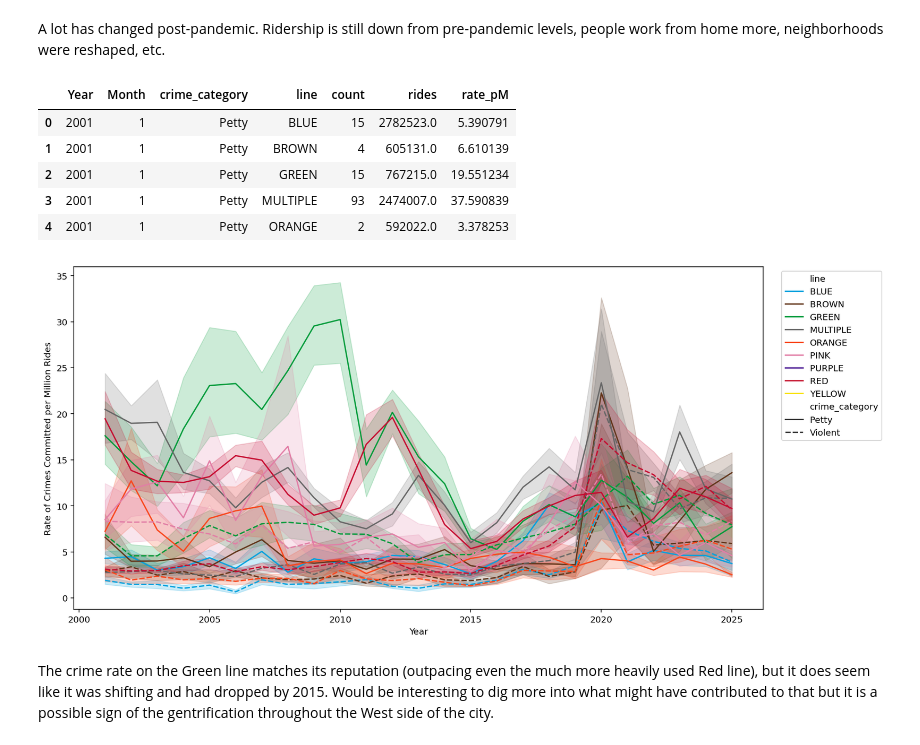
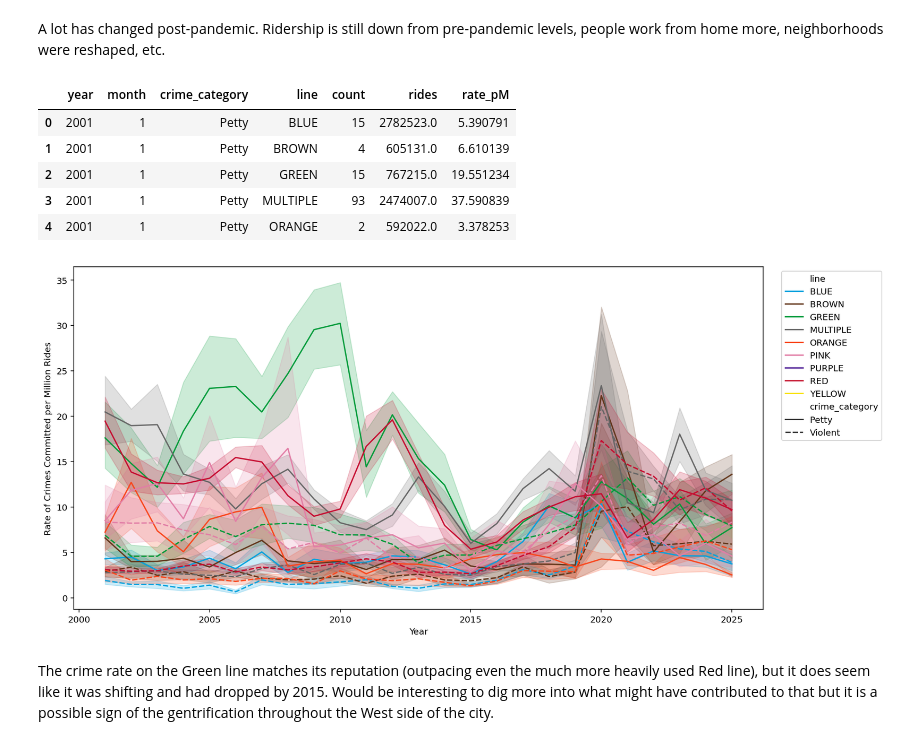
Before and after one commit to ashafer/projects, a Jupyter notebook: chicago/code/Chicago_cta_crime_notebook.ipynb, the cells around one changed output. Cells and saved outputs as stored; diff of their text form; code cells hidden in the pictures.

```diff
--- a/chicago/code/Chicago_cta_crime_notebook.ipynb
+++ b/chicago/code/Chicago_cta_crime_notebook.ipynb
@@ -124,10 +123,10 @@ Somewhat surprising that closer to half of the Petty crimes lead to an arrest wh
 Let's see if time of day has any impact by looking at the commuting/rush hours. The CTA considers the peak commuting windows to be 7–9 AM and 4–6 PM
 # %%
 # Month as integer 1..12 pulled from Date
-gdf_cta["Month"] = gdf_cta["Date"].dt.month.astype("Int64")
+gdf_cta["month"] = gdf_cta["date"].dt.month.astype("Int64")
 
 #Classify commuting rush periods and non-commuting times
-h = gdf_cta["Date"].dt.hour
+h = gdf_cta["date"].dt.hour
 commute_mask = ((h >= 7) & (h < 9)) | ((h >= 16) & (h < 18))
 gdf_cta["commuting"] = commute_mask.astype("int8")   # 1=in commute window, 0 otherwise
 gdf_cta["commuting"].value_counts()
@@ -171,10 +169,10 @@ commuting
 # %% [markdown]
 It almost looks like the proportion of Petty to Violent crimes is the same in both windows but let's test the hypothesis that the frequency and category of crimes is lower in the commuting window. We are looking at count data, so we will use a Poisson distribution.
 # %%
-df_commute_test = (gdf_cta.groupby(["Year", "Month","commuting","crime_category"], as_index=False)
+df_commute_test = (gdf_cta.groupby(["year", "month","commuting","crime_category"], as_index=False)
       .agg(count=('crime_category', 'size')))
 
-f = "count ~ Month + C(commuting) * C(crime_category)"
+f = "count ~ month + C(commuting) * C(crime_category)"
 
 # Fit Poisson GLM with log link and offset
 model = smf.glm(formula=f, data=df_commute_test,
@@ -507,20 +505,20 @@ STATIONS = "data/CTA_RAIL_STATIONS.zip"   # List of 'L' Stops (booleans per line
 
 #Station ridership (sum TOTAL_RIDES)
 rides_raw = pd.read_csv(RIDES)
-rides = (rides_raw.rename(columns={"RIDERSHIP_ID":"station_id","YEAR":"Year","MONTH":"Month","TOTAL_RIDES":"TOTAL_RIDES"})
+rides = (rides_raw.rename(columns={"RIDERSHIP_ID":"station_id","YEAR":"year","MONTH":"month","TOTAL_RIDES":"TOTAL_RIDES"})
         .assign(station_id=lambda d: pd.to_numeric(d["station_id"], errors="coerce").astype("Int64"),
-            Year=lambda d: pd.to_numeric(d["Year"], errors="coerce").astype("Int64"),
-            Month=lambda d: pd.to_numeric(d["Month"], errors="coerce").astype("Int64"),
+            Year=lambda d: pd.to_numeric(d["year"], errors="coerce").astype("Int64"),
+            Month=lambda d: pd.to_numeric(d["month"], errors="coerce").astype("Int64"),
             TOTAL_RIDES=lambda d: pd.to_numeric(d["TOTAL_RIDES"], errors="coerce").fillna(0)
         )
-         .dropna(subset=["station_id","Year"]))
-rides_station_month = (rides.groupby(["station_id", "Year", "Month"], as_index=False)["TOTAL_RIDES"].sum()
+         .dropna(subset=["station_id","year"]))
+rides_station_month = (rides.groupby(["station_id", "year", "month"], as_index=False)["TOTAL_RIDES"].sum()
                              .rename(columns={"TOTAL_RIDES": "rides"}))
-rides_station_month["Date"] = pd.to_datetime(dict(year=rides_station_month["Year"].astype(int),
-                                            month=rides_station_month["Month"].astype(int),
+rides_station_month["date"] = pd.to_datetime(dict(year=rides_station_month["year"].astype(int),
+                                            month=rides_station_month["month"].astype(int),
                                             day=1))
 
-rides_station_year = (rides.groupby(["station_id","Year"], as_index=False)["TOTAL_RIDES"]
+rides_station_year = (rides.groupby(["station_id","year"], as_index=False)["TOTAL_RIDES"]
                            .sum().rename(columns={"TOTAL_RIDES":"rides"}))
 
 # Station → line(s) via LEGEND codes in the stations layer
@@ -544,13 +542,13 @@ map_df = pd.DataFrame(rows).drop_duplicates()
 
 # Merge & apportion shared stations across their lines
 m = rides_station_month.merge(map_df, on="station_id", how="inner")
-n = (m.groupby(["station_id","Date"]).size().rename("n_lines").reset_index())
-m = m.merge(n, on=["station_id","Date"], how="left")
+n = (m.groupby(["station_id","date"]).size().rename("n_lines").reset_index())
+m = m.merge(n, on=["station_id","date"], how="left")
 m["rides_share"] = m["rides"] / m["n_lines"].clip(lower=1)
 
-ridership_by_line_month = (m.groupby(["Year","Month","line"], as_index=False)["rides_share"]
+ridership_by_line_month = (m.groupby(["year","month","line"], as_index=False)["rides_share"]
                             .sum().rename(columns={"rides_share":"rides"})
-                            .sort_values(["Year","Month","line"]))
+                            .sort_values(["year","month","line"]))
 ridership_by_line_month.head()
 # ridership_by_line_year = (m.groupby(["Year","line"], as_index=False)["rides_share"]
 #                             .sum().rename(columns={"rides_share":"rides"})
@@ -579,16 +577,16 @@ A lot has changed post-pandemic. Ridership is still down from pre-pandemic level
 # %%
 #now merge with the crime data to get a rate of crimes
 #crime data doesn't start until 2001
-cta_rides = ridership_by_line_month[(ridership_by_line_month['Year'] >= 2001)]
+cta_rides = ridership_by_line_month[(ridership_by_line_month['year'] >= 2001)]
 
-crimes = gdf_cta.groupby(['Year','Month','crime_category','nearest_line'])['crime_category'].count().reset_index(name='count')
+crimes = gdf_cta.groupby(['year','month','crime_category','nearest_line'])['crime_category'].count().reset_index(name='count')
 
 crimes.rename(columns={'nearest_line': 'line'}, inplace=True)
-crime_rate = pd.merge(crimes,cta_rides, on=['Year','Month','line'], how='inner')
+crime_rate = pd.merge(crimes,cta_rides, on=['year','month','line'], how='inner')
 crime_rate['rate_pM'] = crime_rate['count']/(crime_rate['rides']/1000000)
 crime_rate.head()
 # %% [output]
-|  | Year | Month | crime_category | line | count | rides | rate_pM |
+|  | year | month | crime_category | line | count | rides | rate_pM |
 | 0 | 2001 | 1 | Petty | BLUE | 15 | 2782523.0 | 5.390791 |
 | 1 | 2001 | 1 | Petty | BROWN | 4 | 605131.0 | 6.610139 |
 | 2 | 2001 | 1 | Petty | GREEN | 15 | 767215.0 | 19.551234 |
@@ -596,15 +594,15 @@ crime_rate.head()
 | 4 | 2001 | 1 | Petty | ORANGE | 2 | 592022.0 | 3.378253 |
 # %%
 plt.figure(figsize=(14,7))
-sns.lineplot(data=crime_rate,x='Year', y='rate_pM',hue='line',style='crime_category',
+sns.lineplot(data=crime_rate,x='year', y='rate_pM',hue='line',style='crime_category',
              hue_order=CTA_ORDER,palette=cta_palette)
 
 plt.ylabel("Rate of Crimes Committed per Million Rides")
 plt.xlabel("Year")
 plt.legend(bbox_to_anchor=(1.02, 1), loc='best')
 plt.show()
 # %% [output]
-[figure, old version]
+[figure, new version]
 # %% [markdown]
 The crime rate on the Green line matches its reputation (outpacing even the much more heavily used Red line), but it does seem like it was shifting and had dropped by 2015. Would be interesting to dig more into what might have contributed to that but it is a possible sign of the gentrification throughout the West side of the city.
 # %% [markdown]
```
Also changed, not shown: parts of 29 cells of this notebook, 4 other files.
